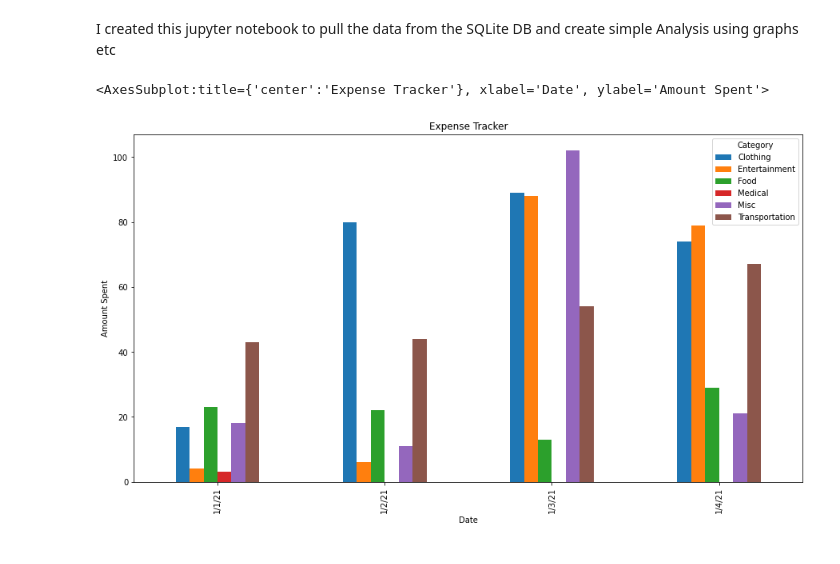
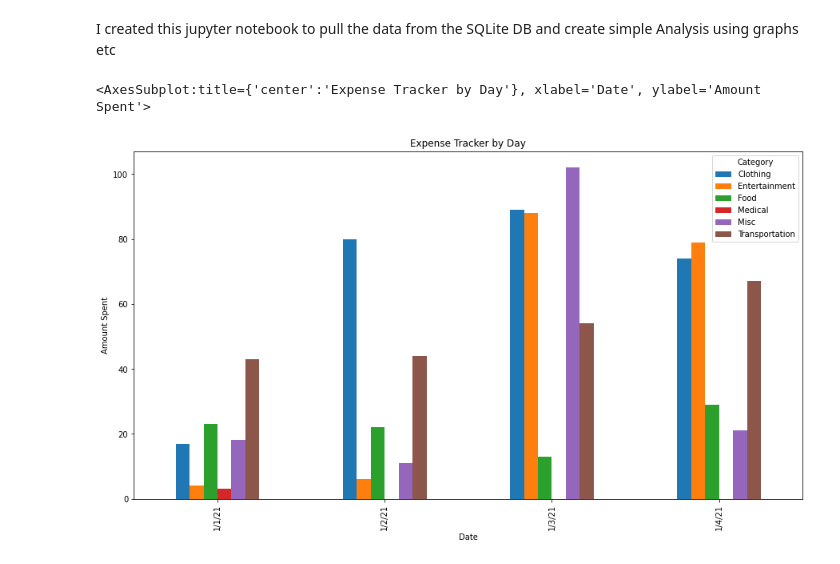
Before and after one commit to yolojo/ExpenseTracker1.0, a Jupyter notebook: Expense_Analyze.ipynb, the cells around one changed output. Saved outputs shown, nothing was run; the diff lists cells and outputs as text; code cells hidden in the pictures.

```diff
--- a/Expense_Analyze.ipynb
+++ b/Expense_Analyze.ipynb
@@ -23,8 +23,8 @@ df = df.sort_values(by = "Date")
 df_pivot = df.pivot_table(values = "Amount", index = ["Date"], columns = ["Category"], aggfunc = "sum")
 # %%
 #Grouped bar chart for the Dataframe
-df_pivot.plot(kind = "bar", xlabel="Date", ylabel="Amount Spent", title="Expense Tracker",
+df_pivot.plot(kind = "bar", xlabel="Date", ylabel="Amount Spent", title="Expense Tracker by Day",
                     figsize=(15,8))
 # %% [output]
-<AxesSubplot:title={'center':'Expense Tracker'}, xlabel='Date', ylabel='Amount Spent'>
+<AxesSubplot:title={'center':'Expense Tracker by Day'}, xlabel='Date', ylabel='Amount Spent'>
-[figure, old version]
+[figure, new version]
```
Also changed, not shown: parts of 3 cells of this notebook.
